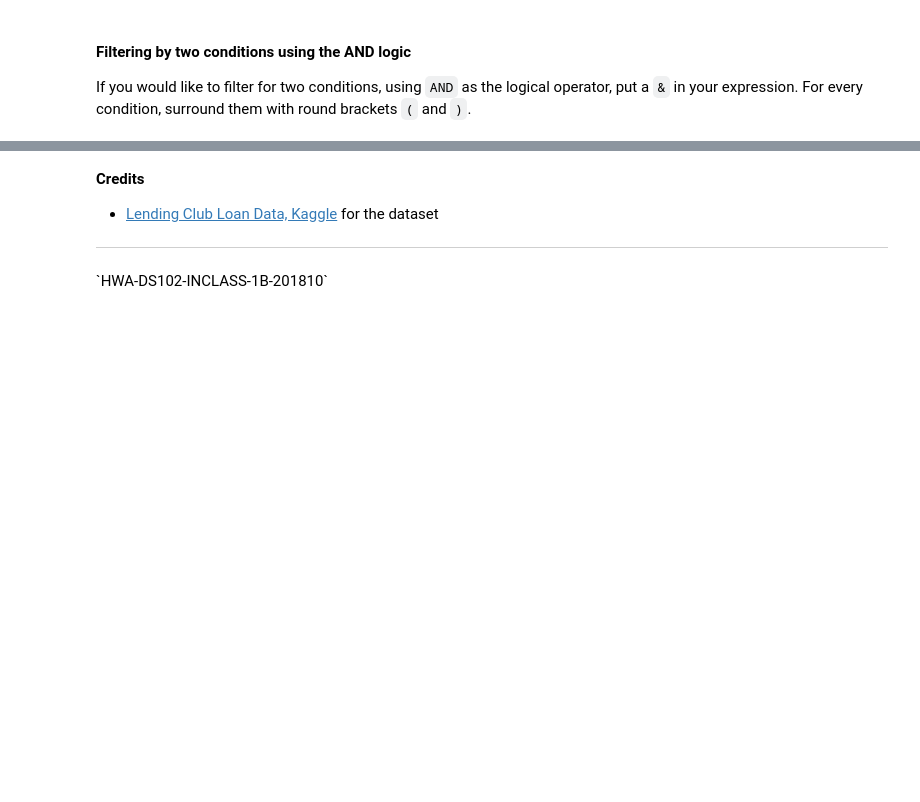
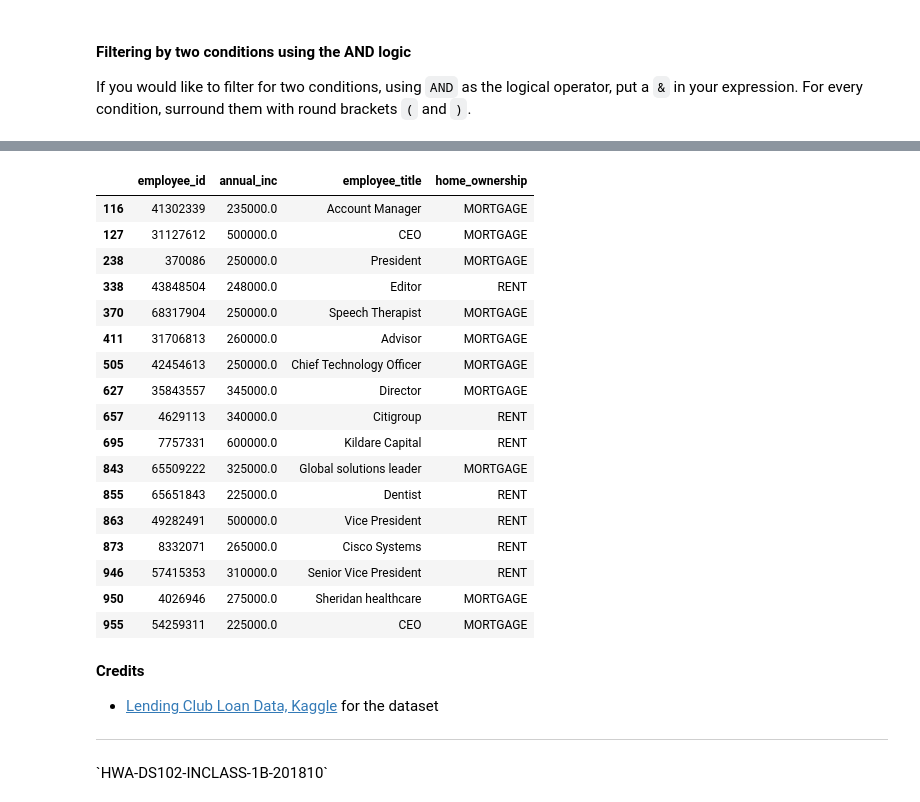
Before and after one commit to jermsinarocket/Hackwagon-DS102, a Jupyter notebook: Week 1/In-Class Exercise/week-1-inclass-b-pandas_i_student.ipynb, the cells around one changed output, grey strips where cells are left out. Drawn from its saved outputs; the diff is of its cells as text; code cells hidden in the pictures; blank space fills up the shorter version.

```diff
--- a/Week 1/In-Class Exercise/week-1-inclass-b-pandas_i_student.ipynb
+++ b/Week 1/In-Class Exercise/week-1-inclass-b-pandas_i_student.ipynb
@@ -39,7 +39,7 @@ import numpy as np
 To manipulate data as a `DataFrame`, use `pd.read_csv()` to read the CSV file into a `DataFrame`. Refer to the documentation [here](https://pandas.pydata.org/pandas-docs/stable/generated/pandas.read_csv.html#pandas.read_csv).
 # %%
 # Read from CSV file
-#
+df = pd.read_csv('employees-1k.csv')
 # %% [markdown]
 Find out the no. of rows and columns using `df.shape`
 # %%
@@ -167,8 +284,29 @@ df_of_interest = df.copy()
 # %%
 # Contrast this with the following filter:
 # Q. Find all employees who have an annual_inc of 225000 or more.
 # Your turn: Can you solve this in-class exercise?
-#
+df_annual_inc = df.copy()
+
+df_annual_inc[(df_annual_inc['annual_inc'] >= 225000)]
+# %% [output]
+|  | employee_id | annual_inc | employee_title | home_ownership |
+| 116 | 41302339 | 235000.0 | Account Manager | MORTGAGE |
+| 127 | 31127612 | 500000.0 | CEO | MORTGAGE |
+| 238 | 370086 | 250000.0 | President | MORTGAGE |
+| 338 | 43848504 | 248000.0 | Editor | RENT |
+| 370 | 68317904 | 250000.0 | Speech Therapist | MORTGAGE |
+| 411 | 31706813 | 260000.0 | Advisor | MORTGAGE |
+| 505 | 42454613 | 250000.0 | Chief Technology Officer | MORTGAGE |
+| 627 | 35843557 | 345000.0 | Director | MORTGAGE |
+| 657 | 4629113 | 340000.0 | Citigroup | RENT |
+| 695 | 7757331 | 600000.0 | Kildare Capital | RENT |
+| 843 | 65509222 | 325000.0 | Global solutions leader | MORTGAGE |
+| 855 | 65651843 | 225000.0 | Dentist | RENT |
+| 863 | 49282491 | 500000.0 | Vice President | RENT |
+| 873 | 8332071 | 265000.0 | Cisco Systems | RENT |
+| 946 | 57415353 | 310000.0 | Senior Vice President | RENT |
+| 950 | 4026946 | 275000.0 | Sheridan healthcare | MORTGAGE |
+| 955 | 54259311 | 225000.0 | CEO | MORTGAGE |
 # %% [markdown]
 **Credits**
 - [Lending Club Loan Data, Kaggle](https://www.kaggle.com/wendykan/lending-club-loan-data) for the dataset
```
Also changed, not shown: parts of 19 cells of this notebook, 2 other files.
